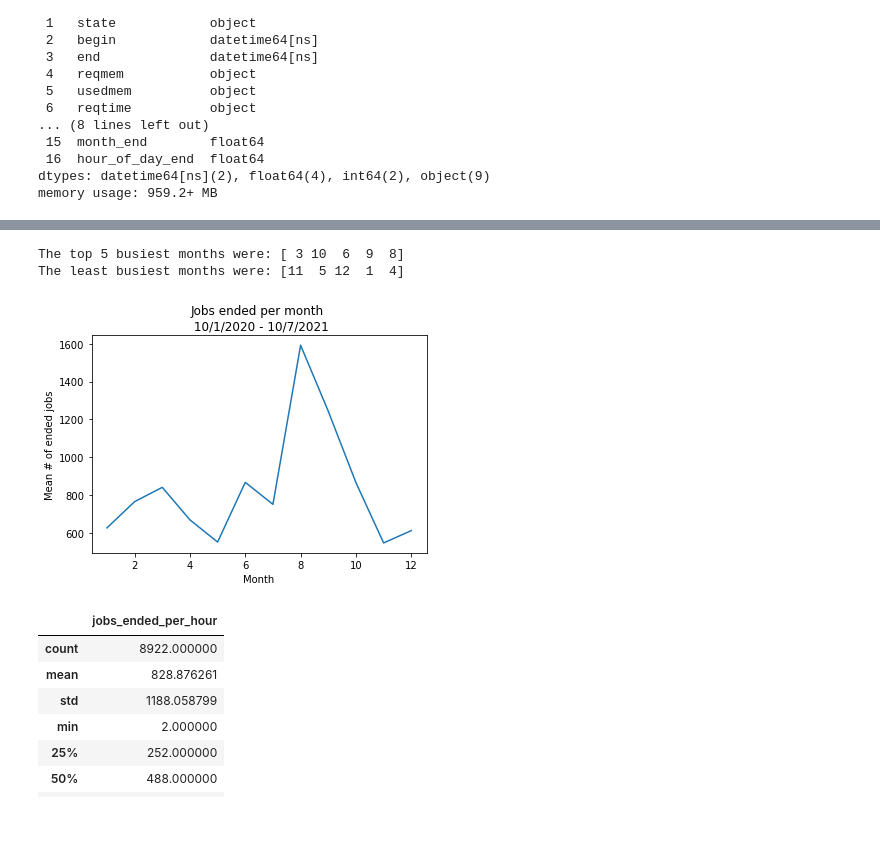
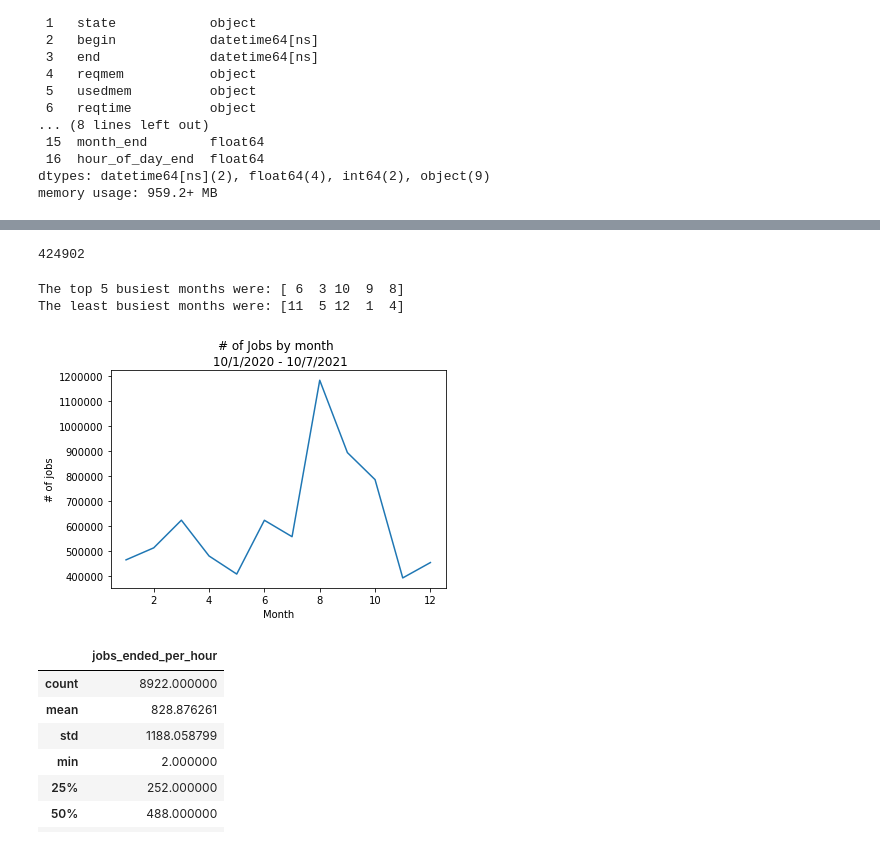
Before and after one commit to nss-data-science-cohort-5/accre-red-skittles, a Jupyter notebook: notebooks/fullsample.ipynb, the cells around one changed output, grey strips where cells are left out. Cells and saved outputs as stored; diff of their text form; code cells hidden in the pictures.

```diff
--- a/notebooks/fullsample.ipynb
+++ b/notebooks/fullsample.ipynb
@@ -71,16 +74,18 @@ jobs_ended = df\
                           'year_end',
                           'month_end',
                           'week_end',
-                          'hour_of_day_end'])\
+                          'hour_of_day_end',
+                          'exitcode'])\
     .reset_index()\
     .set_index(['date_end', 'year_end', 'month_end', 'week_end', 'hour_of_day_end'])\
     .rename(columns={0:'jobs_ended_per_hour'})
 # %%
 def draw_plot(series=None, kind='line', title='', xlabel='', ylabel=''):
-     series.plot(kind=kind,
-                 title=title,
-                 xlabel=xlabel,
-                 ylabel=ylabel)
+    matplotlib.pyplot.ticklabel_format(axis='y', style='plain', useLocale=True)
+    series.plot(kind=kind,
+                title=title,
+                xlabel=xlabel,
+                ylabel=ylabel)
 # %%
 def print_outliers_msg(series=None, label='', size=5):
     top_5 = series.nlargest(n=size).sort_values()
@@ -89,7 +94,7 @@ def print_outliers_msg(series=None, label='', size=5):
     print(f'The top 5 busiest {label} were: {top_5.index.values.astype(int)}')
     print(f'The least busiest {label} were: {bottom_5.index.values.astype(int)}')
 # %%
-def group_data(dataframe=None, groupby='', agg='', agg_func='mean'):
+def group_data(dataframe=None, groupby='', agg='', agg_func='sum'):
     return dataframe\
         .groupby(groupby)[agg]\
         .agg(agg_func)
@@ -122,16 +139,20 @@ The least busiest weeks were: [21 20 52  6 45]
+# %%
+sum([85979, 83702, 83242, 171979])
+# %% [output]
+424902
 # %%
 tmp_series = group_data(dataframe=jobs_ended, groupby='month_end', agg='jobs_ended_per_hour')
 
 draw_plot(series=tmp_series,
-          title='Jobs ended per month \n 10/1/2020 - 10/7/2021',
+          title='# of Jobs by month \n 10/1/2020 - 10/7/2021',
           xlabel='Month',
-          ylabel='Mean # of ended jobs')
+          ylabel='# of jobs')
 
 print_outliers_msg(series=tmp_series, label='months')
 # %% [output]
-The top 5 busiest months were: [ 3 10  6  9  8]
+The top 5 busiest months were: [ 6  3 10  9  8]
 The least busiest months were: [11  5 12  1  4]
-[figure, old version]
+[figure, new version]
 # %%
 jobs_ended.describe()
 # %% [output]
```
Also changed, not shown: parts of 5 cells of this notebook.
